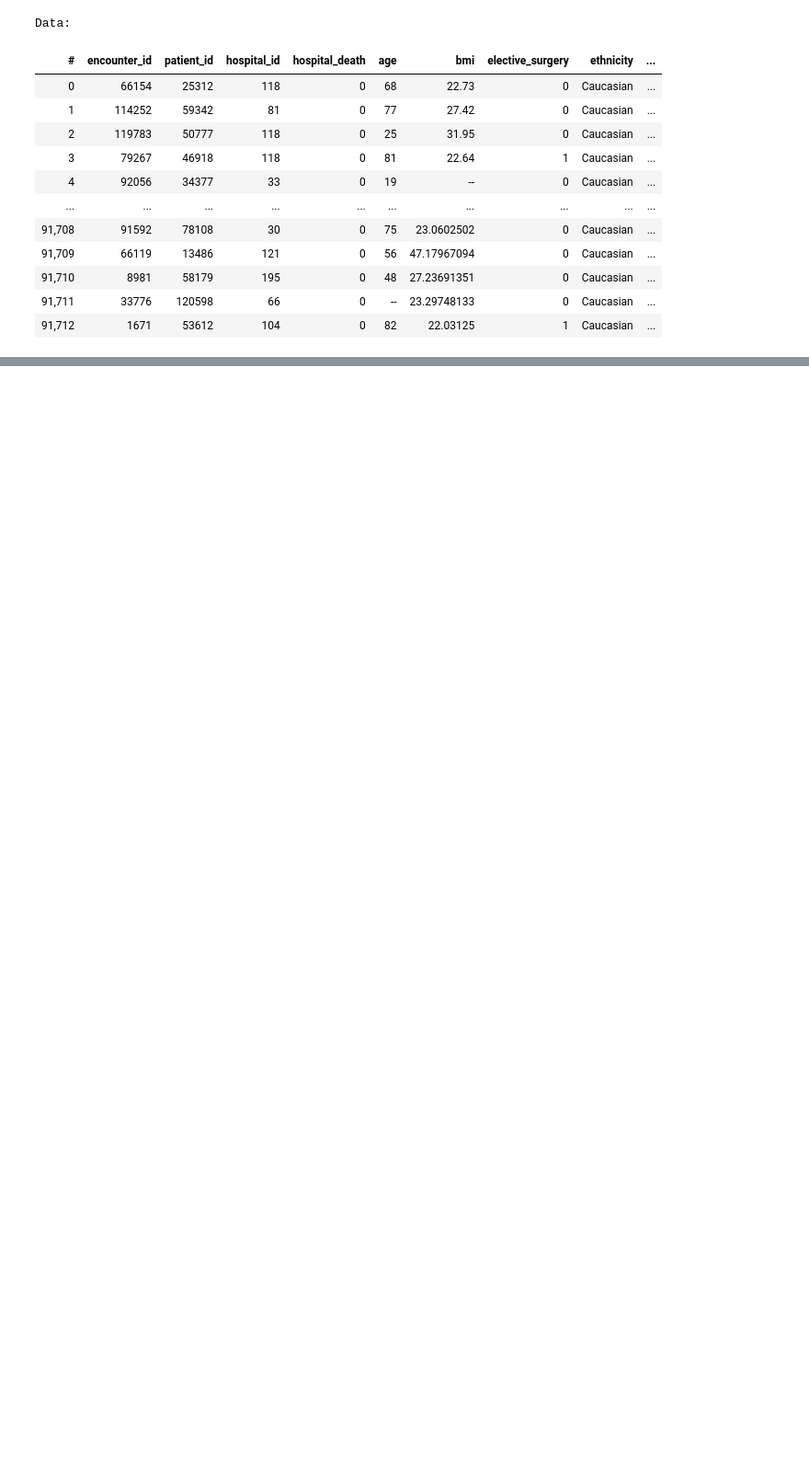
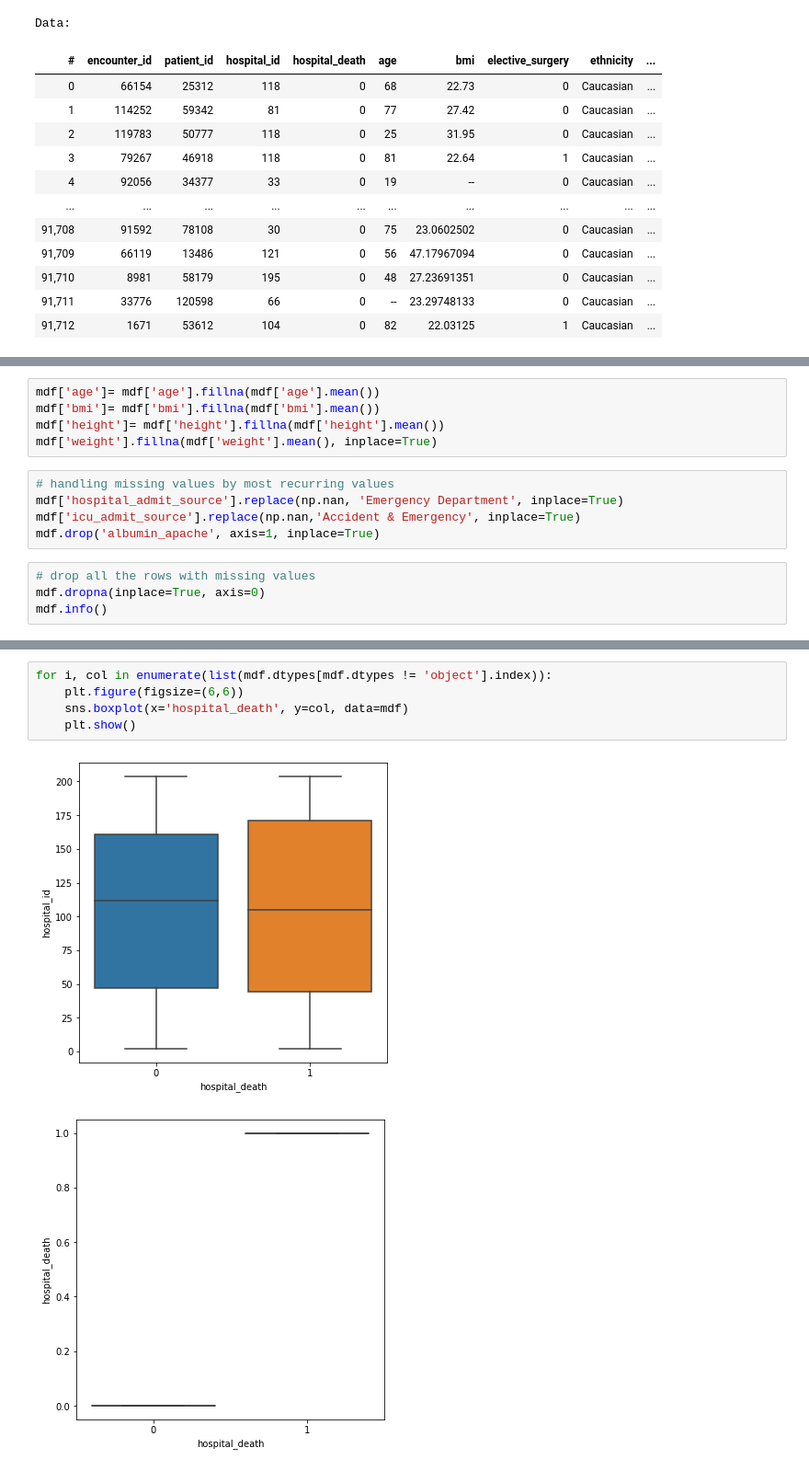
Before and after one commit to avikumart/Patient-Survival-Prediction-using-Deep-Learning, a Jupyter notebook: patient-survival-prediction-project.ipynb, the cells around one changed output, grey strips where cells are left out. Shown at 92% size. Drawn from its saved outputs; the diff is of its cells as text; blank space fills up the shorter version.

```diff
--- a/patient-survival-prediction-project.ipynb
+++ b/patient-survival-prediction-project.ipynb
@@ -106,0 +177,14 @@ Data:
+# %%
+mdf['age']= mdf['age'].fillna(mdf['age'].mean())
+mdf['bmi']= mdf['bmi'].fillna(mdf['bmi'].mean())
+mdf['height']= mdf['height'].fillna(mdf['height'].mean())
+mdf['weight'].fillna(mdf['weight'].mean(), inplace=True)
+# %%
+# handling missing values by most recurring values
+mdf['hospital_admit_source'].replace(np.nan, 'Emergency Department', inplace=True)
+mdf['icu_admit_source'].replace(np.nan,'Accident & Emergency', inplace=True)
+mdf.drop('albumin_apache', axis=1, inplace=True)
+# %%
+# drop all the rows with missing values
+mdf.dropna(inplace=True, axis=0)
+mdf.info()
@@ -106,0 +211,8 @@ Data:
+# %%
+for i, col in enumerate(list(mdf.dtypes[mdf.dtypes != 'object'].index)):
+    plt.figure(figsize=(6,6))
+    sns.boxplot(x='hospital_death', y=col, data=mdf)
+    plt.show()
+# %% [output]
+[figure, added]
+[figure, added]
```
Also changed, not shown: parts of 15 cells of this notebook.
